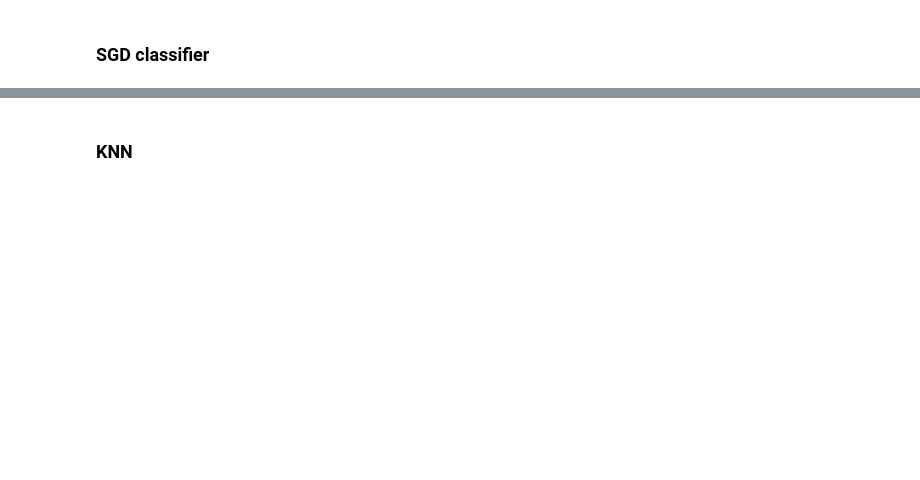
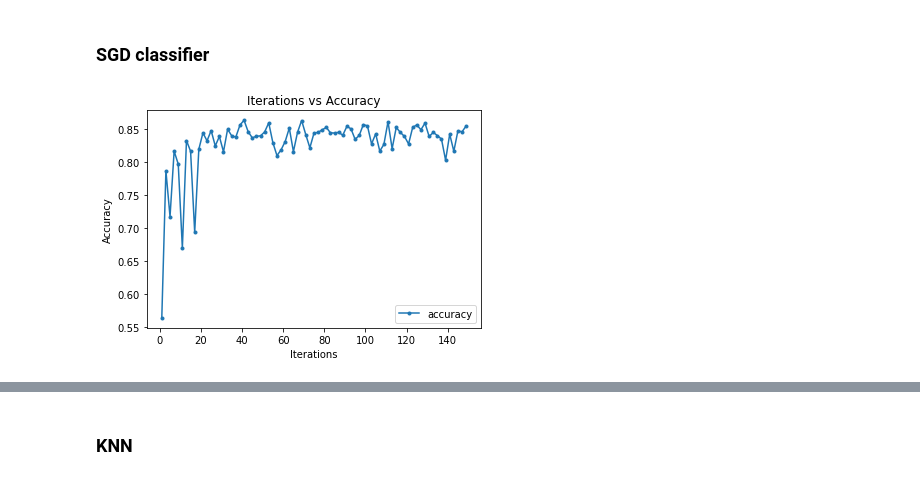
Before and after one commit to amina95anjoom/DrugSideEffects, a Jupyter notebook: sideeffect _classification.ipynb, the cells around one changed output, grey strips where cells are left out. Drawn from its saved outputs; the diff is of its cells as text; code cells hidden in the pictures; blank space fills up the shorter version.

```diff
--- a/sideeffect _classification.ipynb
+++ b/sideeffect _classification.ipynb
@@ -302,32 +415,34 @@ import warnings
 warnings.filterwarnings("ignore")
 
 
 Intercept=[]
 ACC=[]
 
 from sklearn.linear_model import SGDClassifier
 
 iterations=[i for i in range(1,150,2)]
 
 for i in iterations:
 
     sgdr=SGDClassifier(max_iter=i,eta0=0.01)
     sgdr.fit(X_train, y_train)
     y_pred=sgdr.predict(X_test)
 
 
     ints=sgdr.intercept_
     Intercept.append(ints)
     acc = accuracy_score(y_test,y_pred)
     ACC.append(acc)
 
 
 
-plt.plot(iterations, ACC, label='Error',marker = '.')
+plt.plot(iterations, ACC, label="accuracy",marker = '.')
 
 plt.legend()
 plt.xlabel("Iterations")
 plt.ylabel("Accuracy")
 plt.title("Iterations vs Accuracy")
 plt.show()
+# %% [output]
+[figure, added]
 # %%
```
Also changed, not shown: parts of 36 cells of this notebook.
